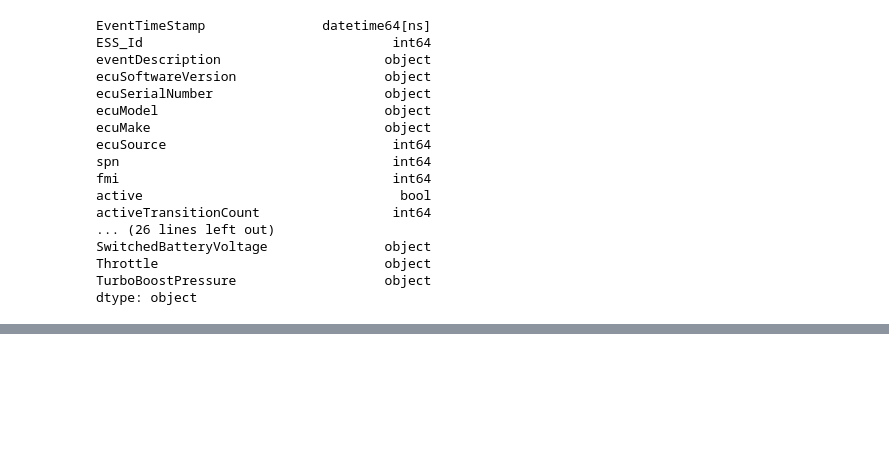
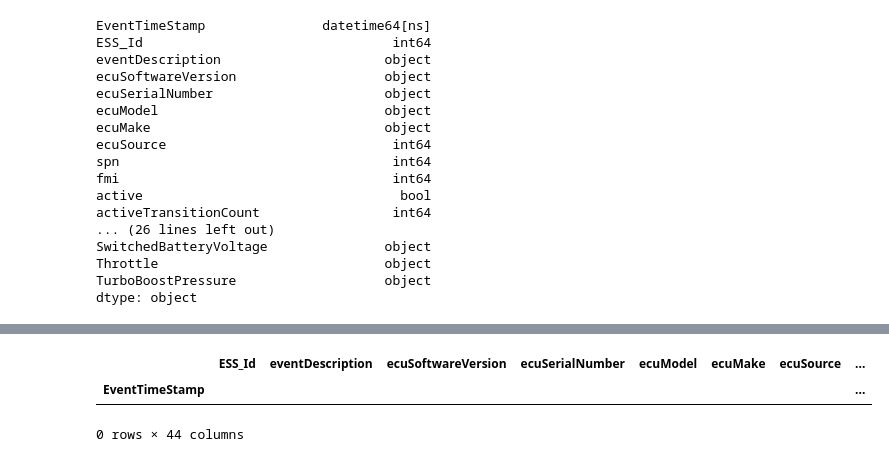
Before and after one commit to nss-data-science-cohort-5/big_g_express-the-index-out-of-rangers, a Jupyter notebook: notebooks/EDA_rolling.ipynb, the cells around one changed output, grey strips where cells are left out. Saved outputs shown, nothing was run; the diff lists cells and outputs as text; code cells hidden in the pictures; blank space fills up the shorter version.

Commit message:
abandoned rolling but able to see what immediate errors occured before derate

```diff
--- a/notebooks/EDA_rolling.ipynb
+++ b/notebooks/EDA_rolling.ipynb
@@ -232,0 +173,27 @@ KeyboardInterrupt:
+# %%
+original_time_pd_truck = truck_template.set_index('EventTimeStamp').sort_index()
+
+original_time_pd_truck['EventCluster_3H'] = 1
+original_time_pd_truck['EventCluster_6H'] = 1
+original_time_pd_truck['EventCluster_12H'] = 1
+original_time_pd_truck
+
+rolling_window_3H = original_time_pd_truck.groupby('EquipmentID', as_index = False)['EventCluster_3H'].rolling('3H').count()
+rolling_window_6H = original_time_pd_truck.groupby('EquipmentID', as_index = False)['EventCluster_6H'].rolling('6H').count()
+rolling_window_12H = original_time_pd_truck.groupby('EquipmentID', as_index = False)['EventCluster_12H'].rolling('12H').count()
+
+rolling_window_3H['EventCluster_3H'] = (rolling_window_3H['EventCluster_3H'].shift() >= rolling_window_3H['EventCluster_3H']).cumsum() + 1
+rolling_window_6H['EventCluster_6H'] = (rolling_window_6H['EventCluster_6H'].shift() >= rolling_window_6H['EventCluster_6H']).cumsum() + 1
+rolling_window_12H['EventCluster_12H'] = (rolling_window_12H['EventCluster_12H'].shift() >= rolling_window_12H['EventCluster_12H']).cumsum() + 1
+
+original_time_pd_truck = original_time_pd_truck.drop(columns = ['EventCluster_3H', 'EventCluster_6H', 'EventCluster_12H'])
+original_time_pd_truck = original_time_pd_truck.merge(rolling_window_3H, on = ['EventTimeStamp', 'EquipmentID'])
+original_time_pd_truck = original_time_pd_truck.merge(rolling_window_6H, on = ['EventTimeStamp', 'EquipmentID'])
+original_time_pd_truck = original_time_pd_truck.merge(rolling_window_12H, on = ['EventTimeStamp', 'EquipmentID'])
+original_time_pd_truck = original_time_pd_truck.drop_duplicates()
+# %%
+original_time_pd_truck[(original_time_pd_truck['spn'] != 1569) & (original_time_pd_truck['EquipmentID'] == '1968')][-2:-1]
+# %% [output]
+|  | ESS_Id | eventDescription | ecuSoftwareVersion | ecuSerialNumber | ecuModel | ecuMake | ecuSource | ... |
+| EventTimeStamp |  |  |  |  |  |  |  | ... |
+0 rows × 44 columns
```
Also changed, not shown: parts of 22 cells of this notebook.
